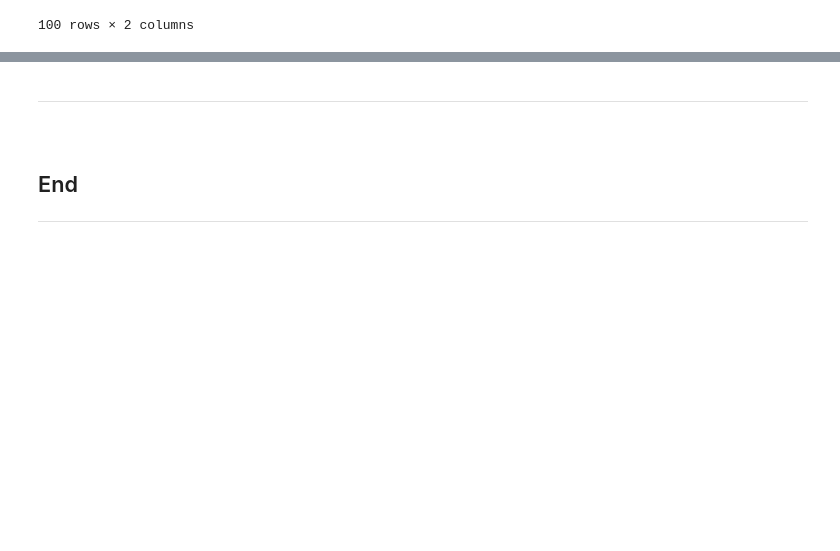
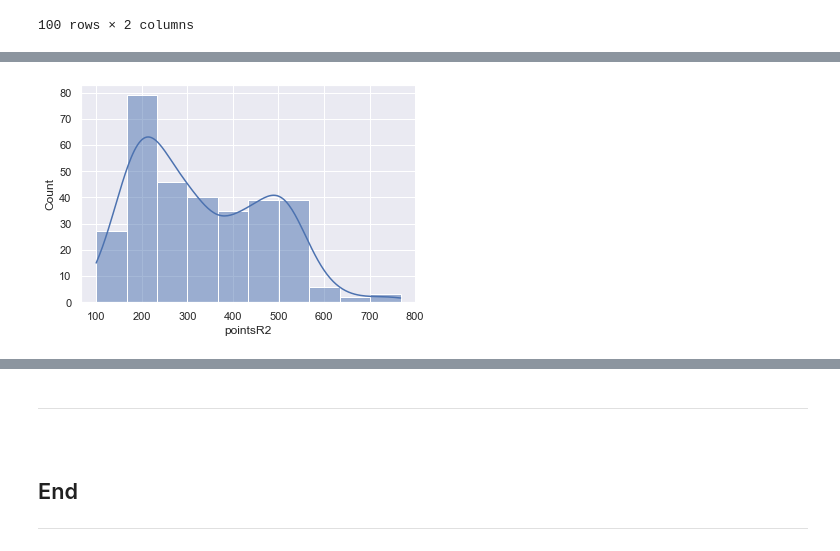
Before and after one commit to VCurry20/FDAProject2021, a Jupyter notebook: cao.ipynb, the cells around one changed output, grey strips where cells are left out. Saved outputs shown, nothing was run; the diff lists cells and outputs as text; code cells hidden in the pictures; blank space fills up the shorter version.

```diff
--- a/cao.ipynb
+++ b/cao.ipynb
@@ -2061,0 +2064,11 @@ plt.show()
+# %%
+sns.set(style="darkgrid")
+df = points_2_2020
+
+sns.histplot(data=df, x="pointsR2", kde=True)
+plt.show()
+
+
+# the nan values skewing this graph
+# %% [output]
+[figure, added]
```
Also changed, not shown: parts of 12 cells of this notebook, 10 other files.
